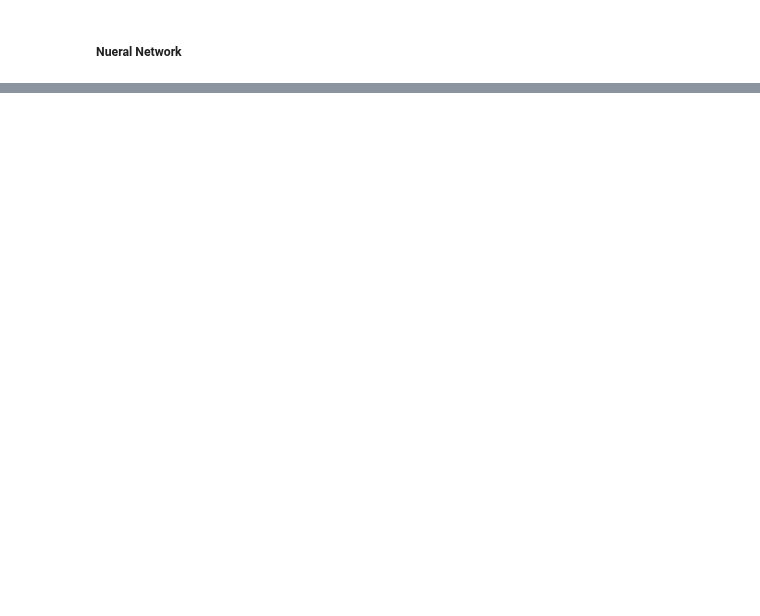
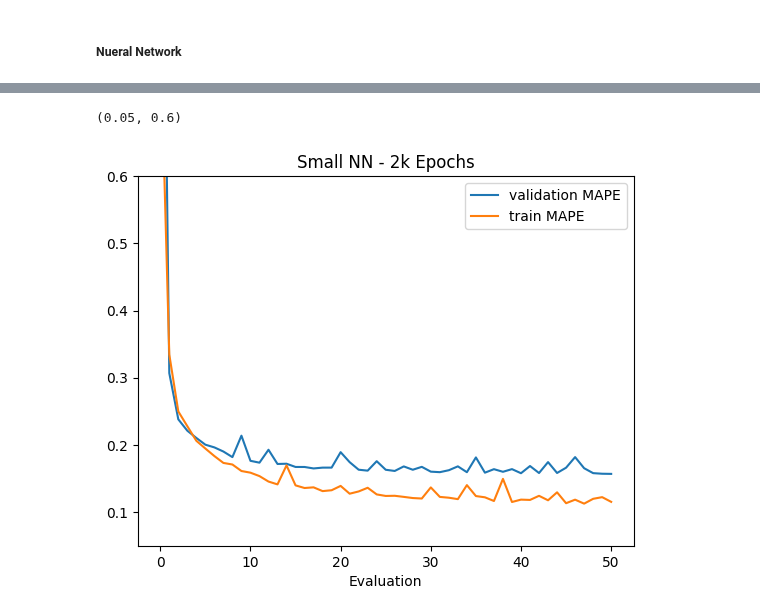
Before and after one commit to ljrn8/quick-notebooks, a Jupyter notebook: ML_Assignment_1.ipynb, the cells around one changed output, grey strips where cells are left out. Saved outputs shown, nothing was run; the diff lists cells and outputs as text; code cells hidden in the pictures; blank space fills up the shorter version.

```diff
--- a/ML_Assignment_1.ipynb
+++ b/ML_Assignment_1.ipynb
@@ -523,0 +292,27 @@ R2:  0.9619508981704712
+# %%
+scoring = {
+    'R2': make_scorer(r2_score),
+    'MAPE': make_scorer(mean_absolute_percentage_error)
+}
+
+scores = []
+
+for X, dataset in (
+    (X_pfi, 'Permutation importance'),
+     (X_pca, 'PCA')):
+
+  for (model, name) in ((xgb.XGBRegressor(), 'XGboost'),
+                        (RandomForestRegressor(), 'RF'),
+                        (SVR(), 'SVM'),
+                        (LinearRegression(), 'LR')):
+
+    scores_dict = cross_validate(model, X, y, scoring=scoring,
+                        cv=5, return_train_score=True)
+
+    scores.append((dataset + ' & ' + name, {
+        'mean_test_R2': scores_dict['test_R2'].mean(),
+        'mean_test_MAPE': scores_dict['test_MAPE'].mean(),
+        'mean_train_MAPE': scores_dict['train_MAPE'].mean()
+    }))
+
+scores
@@ -564 +632,20 @@ R2:  0.9656121730804443
+# %%
+# best model was the large Nueral Network, but it seems to have overfit a bit
+# To prevent fitting too close to the validation data, ill choose the smaller NN
+# and refine the epoch number:
+model, metrics = train_nn(
+    epochs=2_000, input_size=26,
+    hidden_layers=(64, 32, 16),
+    lr=0.01, evaluations=50, quite_output=True)
+# %%
+r2, mape, train_mape = metrics
+plt.plot(mape)
+plt.plot(train_mape)
+plt.legend(('validation MAPE', 'train MAPE'))
+plt.xlabel('Evaluation')
+plt.title('Small NN - 2k Epochs')
+plt.ylim((0.05, 0.6))
+# %% [output]
+(0.05, 0.6)
+[figure, added]
 # %%
```
Also changed, not shown: parts of 87 cells of this notebook.
